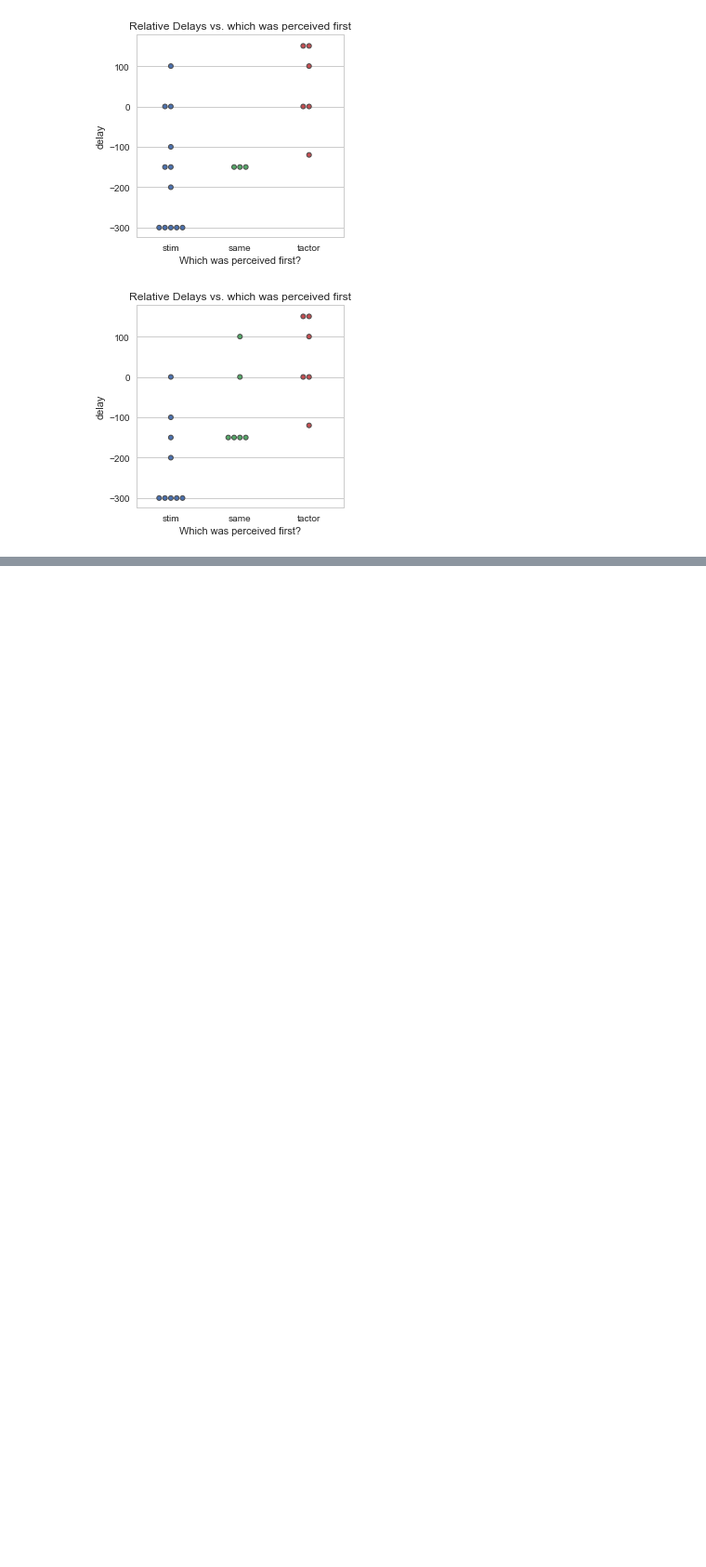
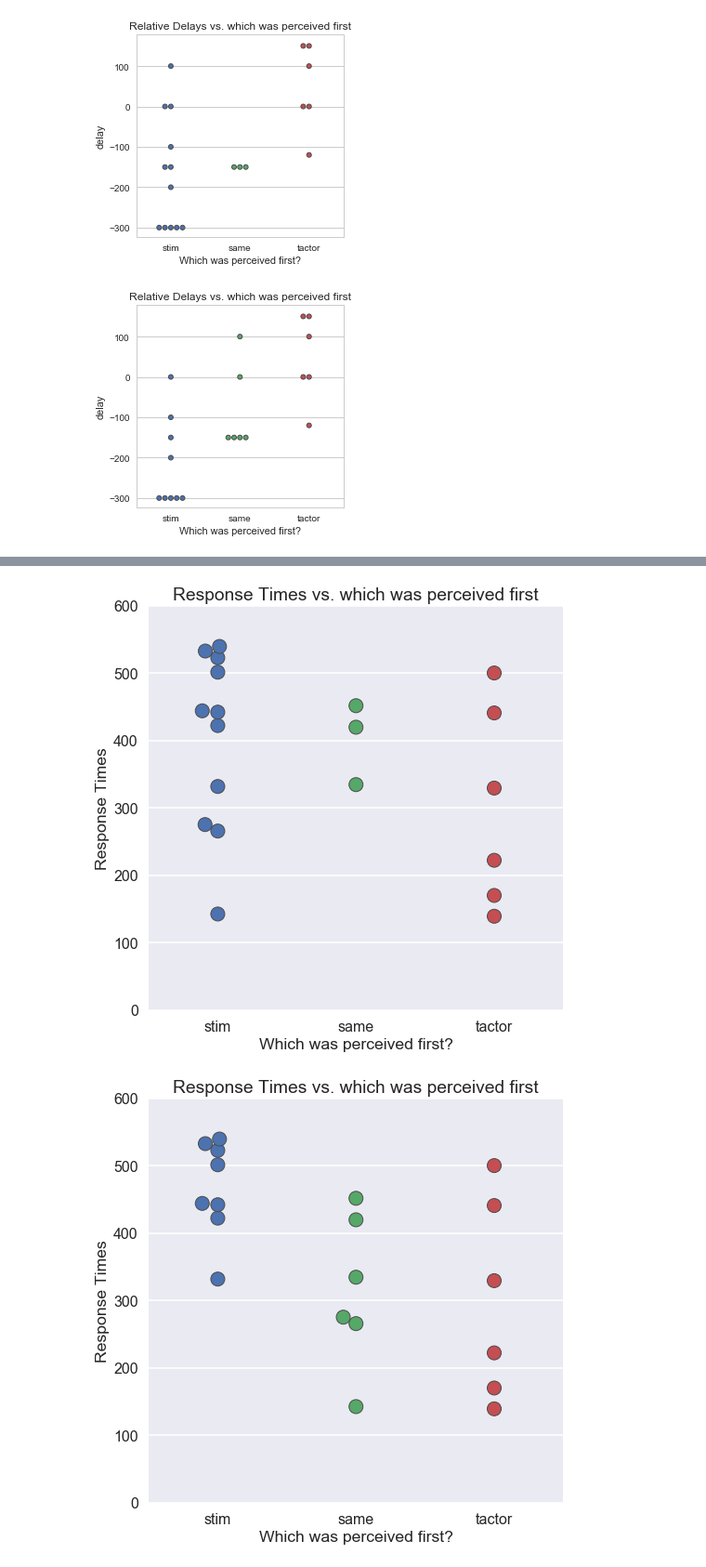
Before and after one commit to davidjuliancaldwell/StimulationResponseTimingPython, a Jupyter notebook: a1355e_tempOrderJudge.ipynb, the cells around one changed output, grey strips where cells are left out. Shown at 93% size. Cells and saved outputs as stored; diff of their text form; code cells hidden in the pictures; blank space fills up the shorter version.

```diff
--- a/a1355e_tempOrderJudge.ipynb
+++ b/a1355e_tempOrderJudge.ipynb
@@ -75,0 +159,20 @@ array([1, 2, 1, 1, 0, 2, 0, 1, 2, 2, 0, 2, 1, 1, 2, 0, 1, 0, 1, 0, 1])
+# %%
+plt.figure(figsize=(8,8))
+ax = sns.swarmplot(x="firstFeelName", y="responseTimes (ms)", data=data,linewidth=1,size=15);
+plt.title('Response Times vs. which was perceived first')
+ax.set_xlabel('Which was perceived first?')
+ax.set_ylabel('Response Times')
+ax.set_ylim([0,600])
+plt.savefig('TOJ_a1355e_responseTimes_calculated.png',dpi=600)
+
+
+plt.figure(figsize=(8,8))
+ax = sns.swarmplot(x="firstFeelNameSame", y="responseTimes (ms)", data=data,linewidth=1,size=15);
+plt.title('Response Times vs. which was perceived first')
+ax.set_xlabel('Which was perceived first?')
+ax.set_ylabel('Response Times')
+ax.set_ylim([0,600])
+plt.savefig('TOJ_a1355e_responseTimes_calculated_Same.png',dpi=600)
+# %% [output]
+[figure, added]
+[figure, added]
```
Also changed, not shown: parts of 12 cells of this notebook, 1 other file.
